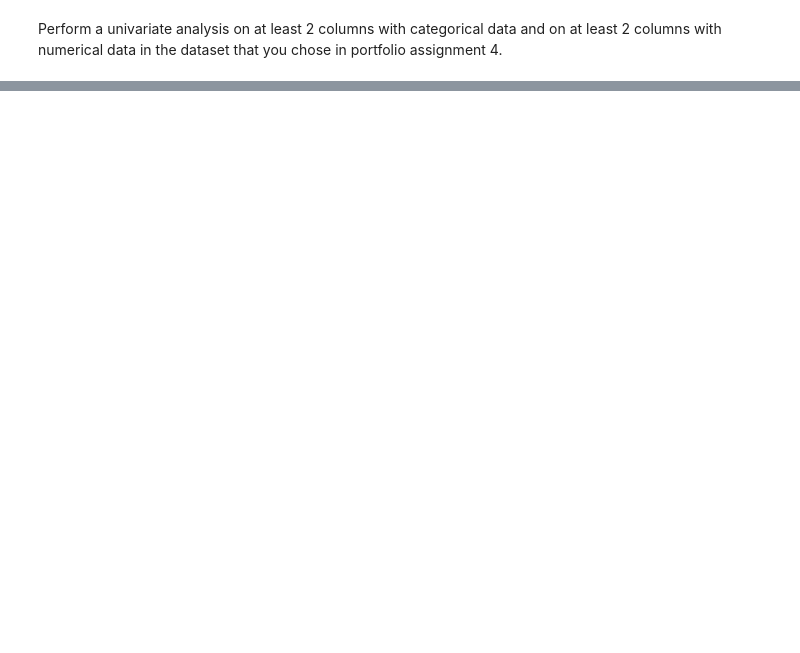
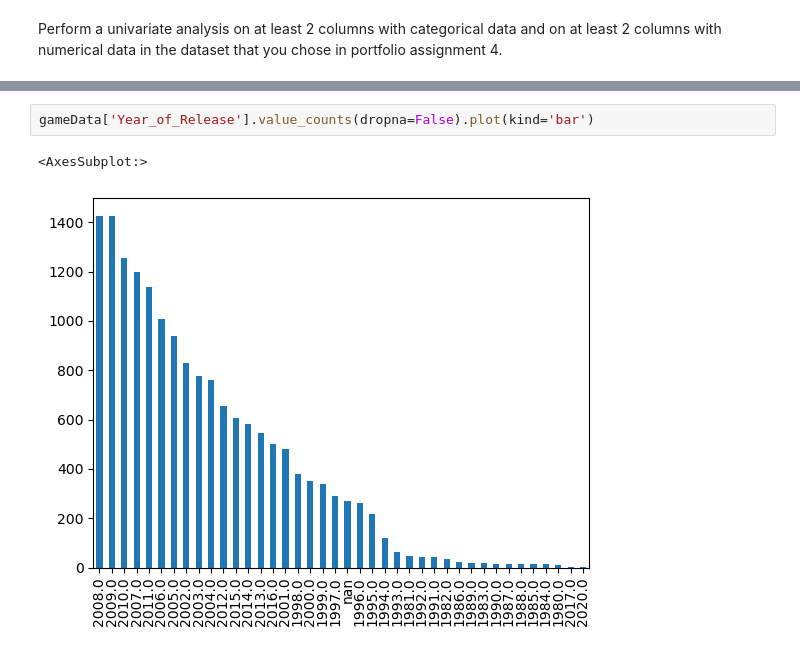
Before and after one commit to Matthijs07g/DataScience, a Jupyter notebook: Portfolio.ipynb, the cells around one changed output, grey strips where cells are left out. Drawn from its saved outputs; the diff is of its cells as text; blank space fills up the shorter version.

```diff
--- a/Portfolio.ipynb
+++ b/Portfolio.ipynb
@@ -52,0 +144,5 @@ Perform a univariate analysis on at least 2 columns with categorical data and on
+# %%
+gameData['Year_of_Release'].value_counts(dropna=False).plot(kind='bar')
+# %% [output]
+<AxesSubplot:>
+[figure, added]
```
Also changed, not shown: parts of 71 cells of this notebook.
